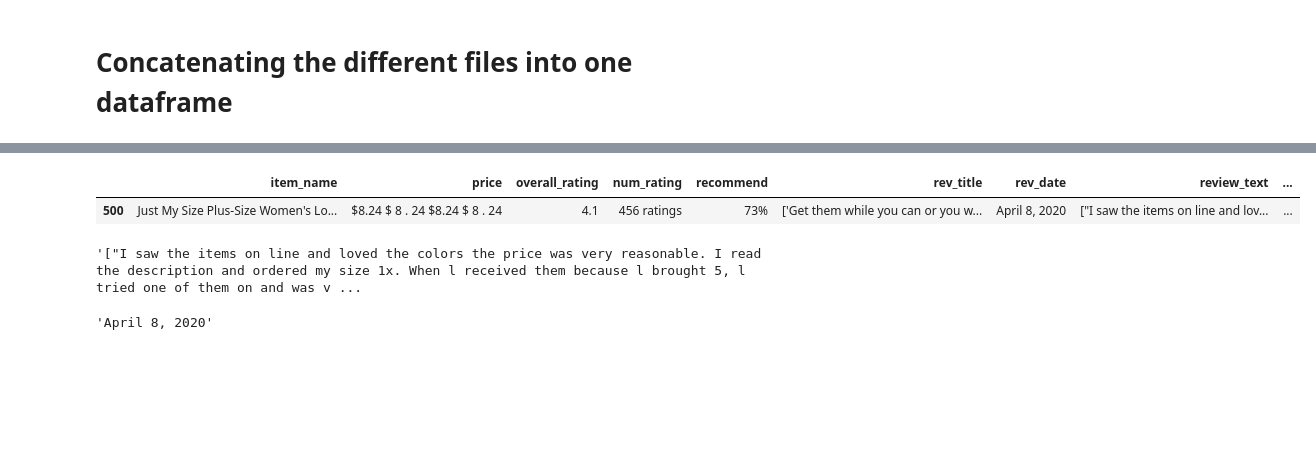
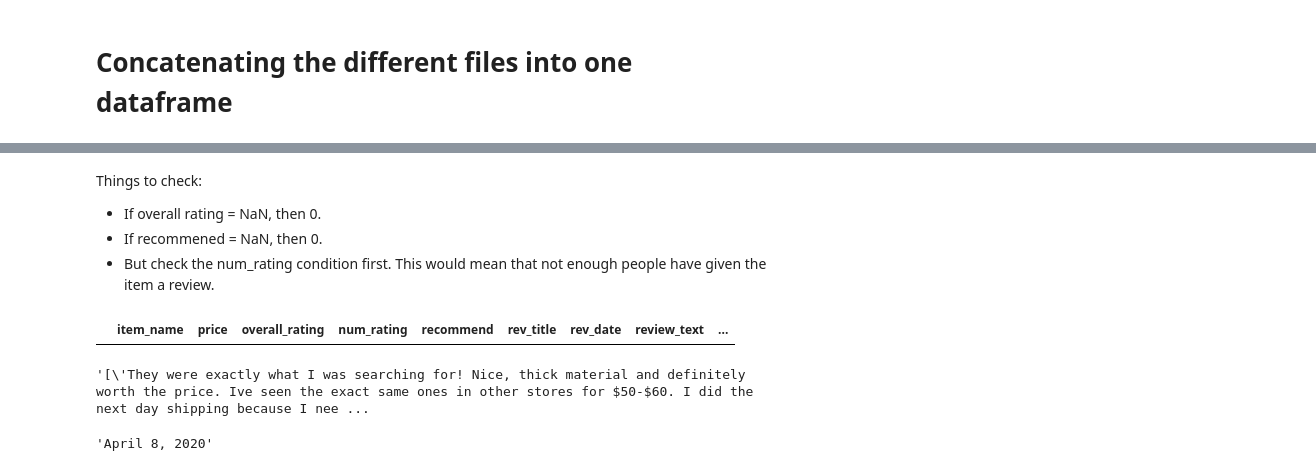
Before and after one commit to dorjeys3/Walmart_proj, a Jupyter notebook: 1_walmart_product_review_nlp.ipynb, the cells around one changed output, grey strips where cells are left out. Cells and saved outputs as stored; diff of their text form; code cells hidden in the pictures; blank space fills up the shorter version.

```diff
--- a/1_walmart_product_review_nlp.ipynb
+++ b/1_walmart_product_review_nlp.ipynb
@@ -90,12 +89,16 @@ cleaning_df.tail()
+# %% [markdown]
+Things to check:
+- If overall rating = NaN, then 0.
+- If recommened = NaN, then 0.
+- But check the num_rating condition first. This would mean that not enough people have given the item a review.
 # %%
-cleaning_df[cleaning_df.index==500]
+cleaning_df[cleaning_df.num_rating==0]
 # %% [output]
 |  | item_name | price | overall_rating | num_rating | recommend | rev_title | rev_date | review_text | ... |
-| 500 | Just My Size Plus-Size Women's Lo... | $8.24 $ 8 . 24 $8.24 $ 8 . 24 | 4.1 | 456 ratings | 73% | ['Get them while you can or you w... | April 8, 2020 | ["I saw the items on line and lov... | ... |
 # %%
-cleaning_df.review_text[500]
+cleaning_df.review_text[6]
 # %% [output]
-'["I saw the items on line and loved the colors the price was very reasonable. I read the description and ordered my size 1x. When l received them because l brought 5, l tried one of them on and was v ...
+'[\'They were exactly what I was searching for! Nice, thick material and definitely worth the price. Ive seen the exact same ones in other stores for $50-$60. I did the next day shipping because I nee ...
 # %%
 cleaning_df.rev_date[500]
 # %% [output]
```
Also changed, not shown: parts of 67 cells of this notebook, 7 other files.
